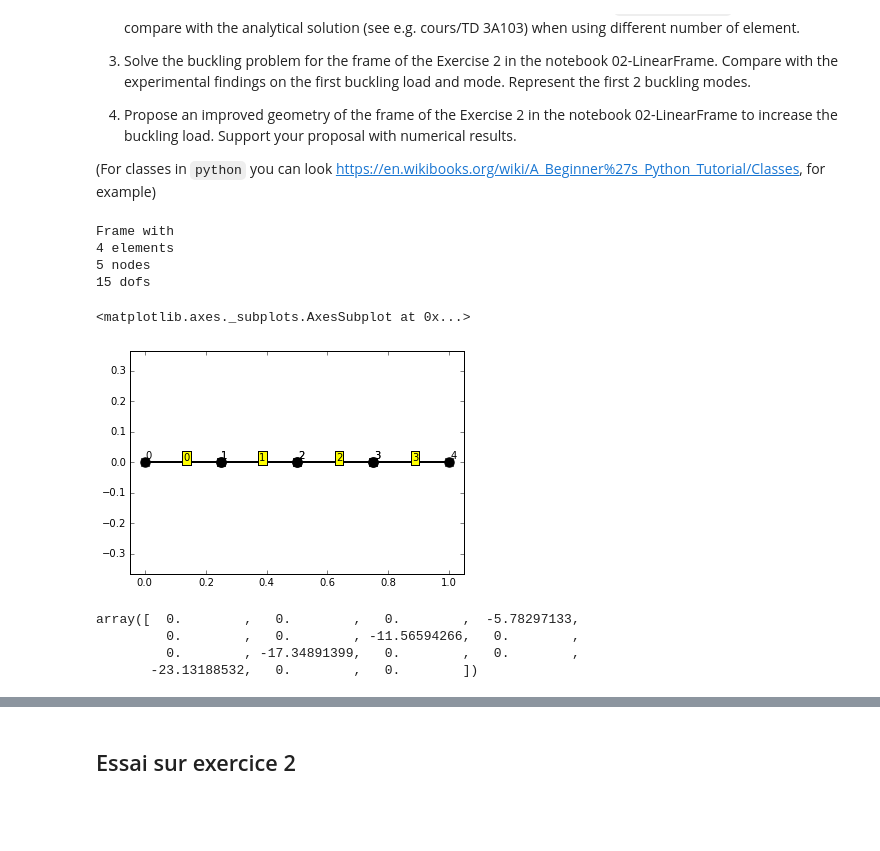
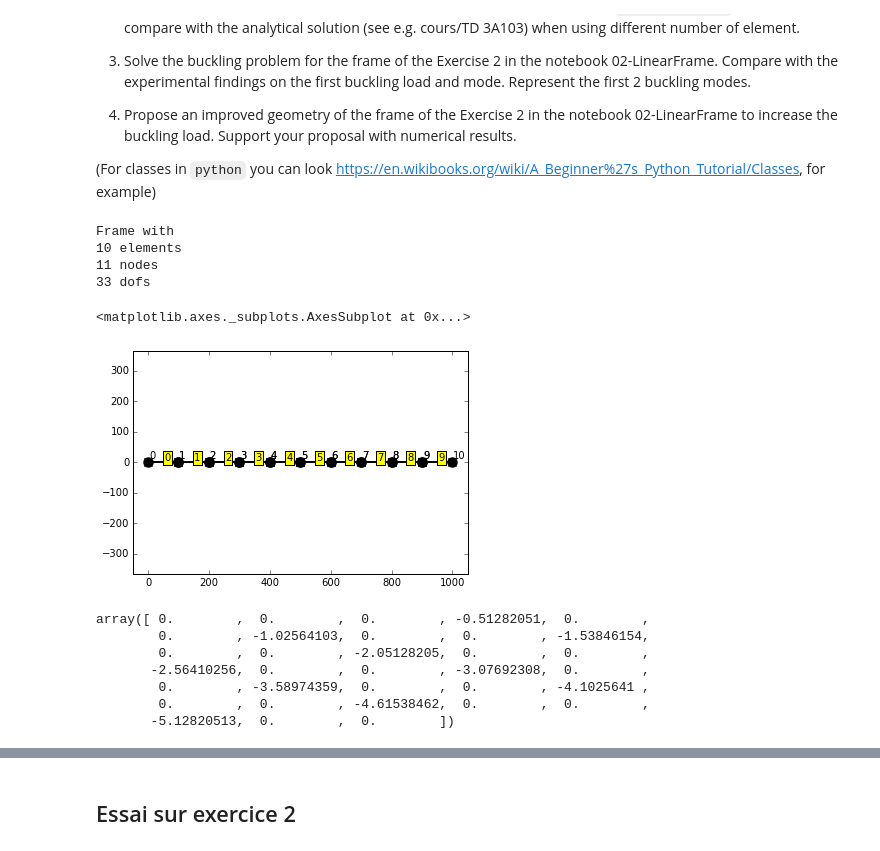
Before and after one commit to qgoisnard/Exercice-update, a Jupyter notebook: 04ex-Buckling.ipynb, the cells around one changed output, grey strips where cells are left out. Cells and saved outputs as stored; diff of their text form; code cells hidden in the pictures; blank space fills up the shorter version.

```diff
--- a/04ex-Buckling.ipynb
+++ b/04ex-Buckling.ipynb
@@ -81,7 +81,7 @@ class Frame_Buckling(LinearFrame):
                     G[self.dof_map(e, i_local),self.dof_map(e, j_local)] += Gen[i_local,j_local]
         return G
 
-    def bc_apply_G(self,G,blocked_dof,bc_values):
+    def bc_apply_G(self,G,blocked_dof):
         for (dof) in enumerate(blocked_dof):
             Gbc = G
             Gbc[dof, :] = 0
@@ -129,22 +129,22 @@ eps=10**(-3)
 g=9.81 #en m.s^(-2)
 m=1 #en kg
 # %%
-n_elements = 4
-xnodes = np.linspace(0,1,n_elements + 1)
+n_elements = 10
+xnodes = np.linspace(0,1000,n_elements + 1)
 ynodes = np.linspace(0,0,n_elements + 1)
 nodes = np.array([xnodes,ynodes]).transpose()
 n_nodes = xnodes.size
-elements=np.array([[0,1],[1,2],[2,3],[3,4]])
+elements=np.array([[0,1],[1,2],[2,3],[3,4],[4,5],[5,6],[6,7],[7,8],[8,9],[9,10]])
 
 frame= Frame_Buckling(nodes,elements)
 frame.plot_with_label()
 # %% [output]
 Frame with
-4 elements
-5 nodes
-15 dofs
+10 elements
+11 nodes
+33 dofs
 <matplotlib.axes._subplots.AxesSubplot at 0x...>
-[figure, old version]
+[figure, new version]
 # %%
 ne = frame.nelements
 ndof = frame.ndof
@@ -159,15 +159,19 @@ bc_values = np.array([0, 0, 0])
 # %%
 K = frame.assemble_K()
 F=frame.assemble_F()
-F[12]=F[12]-.5*EI[0]*np.pi**2
+#F[12]=F[12]-.5*EI[0]*np.pi**2
+F[ndof-3]=F[ndof-3]-1.
 Kbc, Fbc = frame.bc_apply(K, F, blocked_dof, bc_values)
 Usol = np.linalg.solve(Kbc,Fbc)
 Usol
 # %% [output]
-array([  0.        ,   0.        ,   0.        ,  -5.78297133,
-         0.        ,   0.        , -11.56594266,   0.        ,
-         0.        , -17.34891399,   0.        ,   0.        ,
-       -23.13188532,   0.        ,   0.        ])
+array([ 0.        ,  0.        ,  0.        , -0.51282051,  0.        ,
+        0.        , -1.02564103,  0.        ,  0.        , -1.53846154,
+        0.        ,  0.        , -2.05128205,  0.        ,  0.        ,
+       -2.56410256,  0.        ,  0.        , -3.07692308,  0.        ,
+        0.        , -3.58974359,  0.        ,  0.        , -4.1025641 ,
+        0.        ,  0.        , -4.61538462,  0.        ,  0.        ,
+       -5.12820513,  0.        ,  0.        ])
 # %%
 frame.set_displacement(Usol)
 frame.plot_with_label()
```
Also changed, not shown: parts of 23 cells of this notebook.
